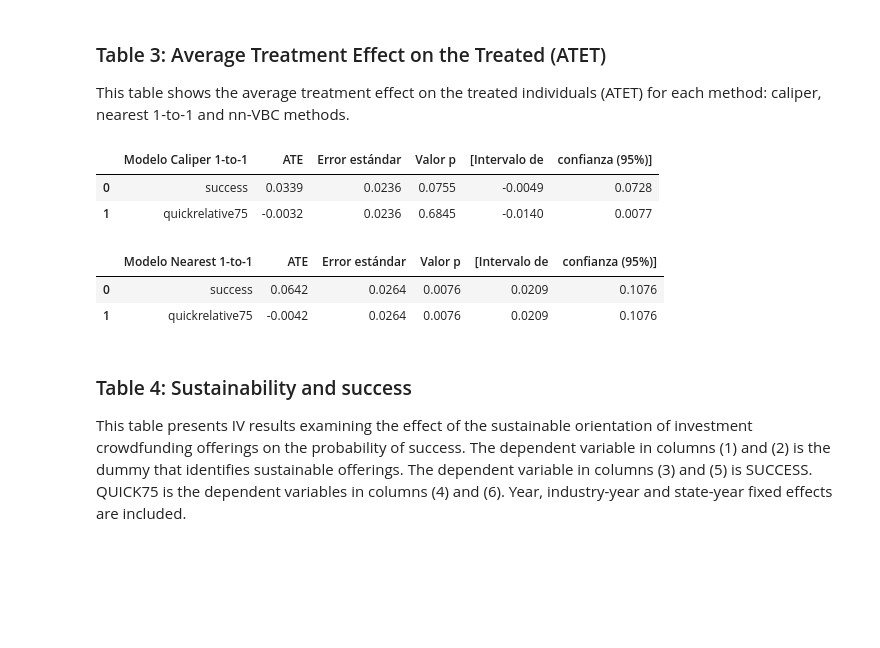
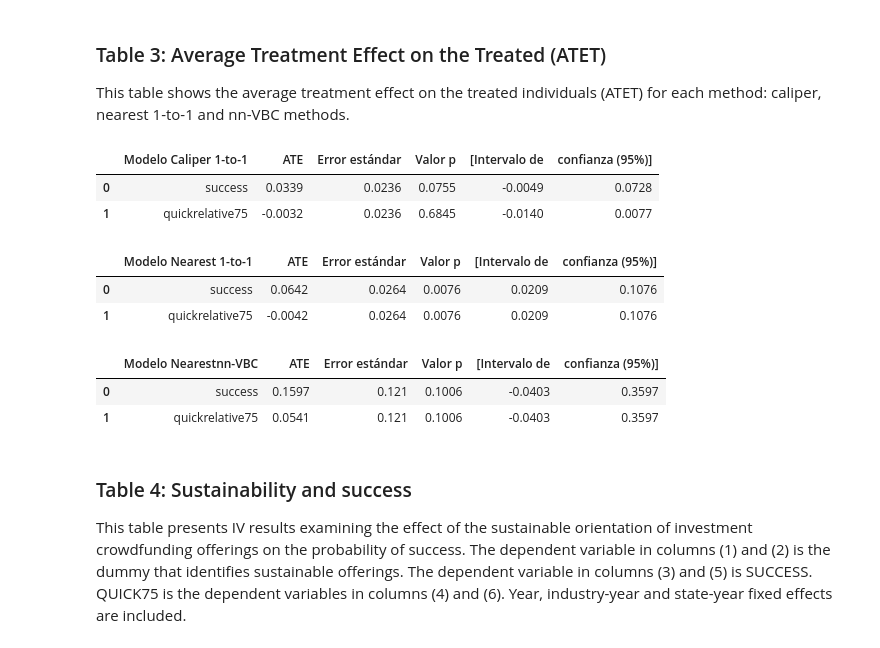
Before and after one commit to alvarorezola/MendozaEtAl2023-VC, a Jupyter notebook: script.ipynb, the cells around one changed output. Drawn from its saved outputs; the diff is of its cells as text; code cells hidden in the pictures; blank space fills up the shorter version.

```diff
--- a/script.ipynb
+++ b/script.ipynb
@@ -533,6 +633,10 @@ caliper_se = ate_se(caliper_df_matched)
 nearest_ate_success = nearest_df_matched.groupby("sustainable")["exito"].mean().diff().iloc[-1]
 nearest_ate_quick = nearest_df_matched.groupby("sustainable")["quick75relative"].mean().diff().iloc[-1]
 nearest_se = ate_se(nearest_df_matched)
+
+nn_VBC_ate_success = nn_VBC_df_matched.groupby("sustainable")["exito"].mean().diff().iloc[-1]
+nn_VBC_ate_quick = nn_VBC_df_matched.groupby("sustainable")["quick75relative"].mean().diff().iloc[-1]
+nn_VBC_se = ate_se(nn_VBC_df_matched)
 
 # realizar una preuba de t de dos muestras independientes y obtener los valores p y los intervalso de confianza al 95%
 caliper_success_tstat, caliper_success_pvalue, caliper_success_desc = sms.ttest_ind(
@@ -575,33 +679,67 @@ nearest_quick_tstat, nearest_quick_pvalue, nearest_quick_desc = sms.ttest_ind(
     usevar="unequal",
     alternative="larger",
     value=0
 )
 lower_limit_quick_nearest, upper_limit_quick_nearest = confidence_interval(nearest_df_matched[nearest_df_matched.sustainable == 1].exito.values,
                                                                            nearest_df_matched[nearest_df_matched.sustainable == 0].exito.values)
 
+# realizar una preuba de t de dos muestras independientes y obtener los valores p y los intervalso de confianza al 95%
+nn_VBC_quick_tstat, nn_VBC_quick_pvalue, nn_VBC_quick_desc = sms.ttest_ind(
+    nn_VBC_df_matched[nn_VBC_df_matched.sustainable == 1].exito.values,
+    nn_VBC_df_matched[nn_VBC_df_matched.sustainable == 0].exito.values,
+    usevar="unequal",
+    alternative="larger",
+    value=0
+)
+lower_limit_quick_nn_VBC, upper_limit_quick_nn_VBC = confidence_interval(nn_VBC_df_matched[nn_VBC_df_matched.sustainable == 1].exito.values,
+                                                                         nn_VBC_df_matched[nn_VBC_df_matched.sustainable == 0].exito.values)
+
+# realizar una preuba de t de dos muestras independientes y obtener los valores p y los intervalso de confianza al 95%
+nn_VBC_success_tstat, nn_VBC_success_pvalue, nn_VBC_success_desc = sms.ttest_ind(
+    nn_VBC_df_matched[nn_VBC_df_matched.sustainable == 1].exito.values,
+    nn_VBC_df_matched[nn_VBC_df_matched.sustainable == 0].exito.values,
+    usevar="unequal",
+    alternative="larger",
+    value=0
+)
+lower_limit_success_nn_VBC, upper_limit_success_nn_VBC = confidence_interval(nn_VBC_df_matched[nn_VBC_df_matched.sustainable == 1].exito.values,
+                                                                             nn_VBC_df_matched[nn_VBC_df_matched.sustainable == 0].exito.values)
+
 data_caliper = {"Modelo Caliper 1-to-1": ["success", "quickrelative75"],
                 "ATE": [caliper_ate_success, caliper_ate_quick],
                 "Error estándar": [caliper_se, caliper_se],
                 "Valor p": [caliper_success_pvalue, caliper_quick_pvalue],
                 "[Intervalo de": [lower_limit_success_caliper, lower_limit_quick_caliper],
                 "confianza (95%)]": [upper_limit_success_caliper, upper_limit_quick_caliper]}
 
 data_nearest = {"Modelo Nearest 1-to-1": ["success", "quickrelative75"],
                 "ATE": [nearest_ate_success, nearest_ate_quick],
                 "Error estándar": [nearest_se, nearest_se],
                 "Valor p": [nearest_success_pvalue, nearest_quick_pvalue],
                 "[Intervalo de": [lower_limit_success_nearest, lower_limit_quick_nearest],
                 "confianza (95%)]": [upper_limit_success_nearest, upper_limit_quick_nearest]}
 
+data_nn_VBC = {"Modelo Nearestnn-VBC": ["success", "quickrelative75"],
+                "ATE": [nn_VBC_ate_success, nn_VBC_ate_quick],
+                "Error estándar": [nn_VBC_se, nn_VBC_se],
+                "Valor p": [nn_VBC_success_pvalue, nn_VBC_quick_pvalue],
+                "[Intervalo de": [lower_limit_success_nn_VBC, lower_limit_quick_nn_VBC],
+                "confianza (95%)]": [upper_limit_success_nn_VBC, upper_limit_quick_nn_VBC]}
+
+
 display(pd.DataFrame(data_caliper).round(4))
 display(pd.DataFrame(data_nearest).round(4))
+display(pd.DataFrame(data_nn_VBC).round(4))
 # %% [output]
 |  | Modelo Caliper 1-to-1 | ATE | Error estándar | Valor p | [Intervalo de | confianza (95%)] |
 | 0 | success | 0.0339 | 0.0236 | 0.0755 | -0.0049 | 0.0728 |
 | 1 | quickrelative75 | -0.0032 | 0.0236 | 0.6845 | -0.0140 | 0.0077 |
 |  | Modelo Nearest 1-to-1 | ATE | Error estándar | Valor p | [Intervalo de | confianza (95%)] |
 | 0 | success | 0.0642 | 0.0264 | 0.0076 | 0.0209 | 0.1076 |
 | 1 | quickrelative75 | -0.0042 | 0.0264 | 0.0076 | 0.0209 | 0.1076 |
+|  | Modelo Nearestnn-VBC | ATE | Error estándar | Valor p | [Intervalo de | confianza (95%)] |
+| 0 | success | 0.1597 | 0.121 | 0.1006 | -0.0403 | 0.3597 |
+| 1 | quickrelative75 | 0.0541 | 0.121 | 0.1006 | -0.0403 | 0.3597 |
 # %% [markdown]
 ### Table 4: Sustainability and success
 This table presents IV results examining the effect of the sustainable orientation of investment crowdfunding offerings on the probability of success. The dependent variable in columns (1) and (2) is the dummy that identifies sustainable offerings. The dependent variable in columns (3) and (5) is SUCCESS. QUICK75 is the dependent variables in columns (4) and (6). Year, industry-year and state-year fixed effects are included.
```
Also changed, not shown: parts of 3 cells of this notebook.
